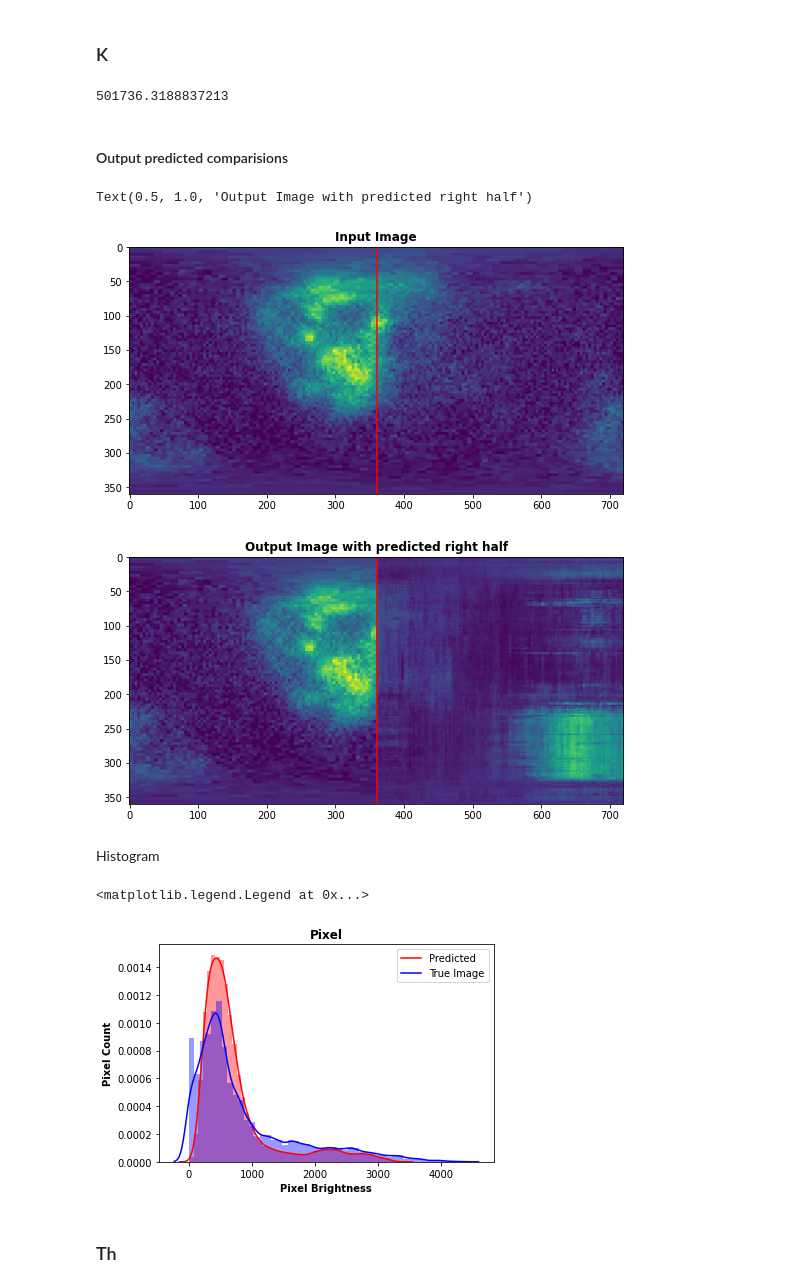
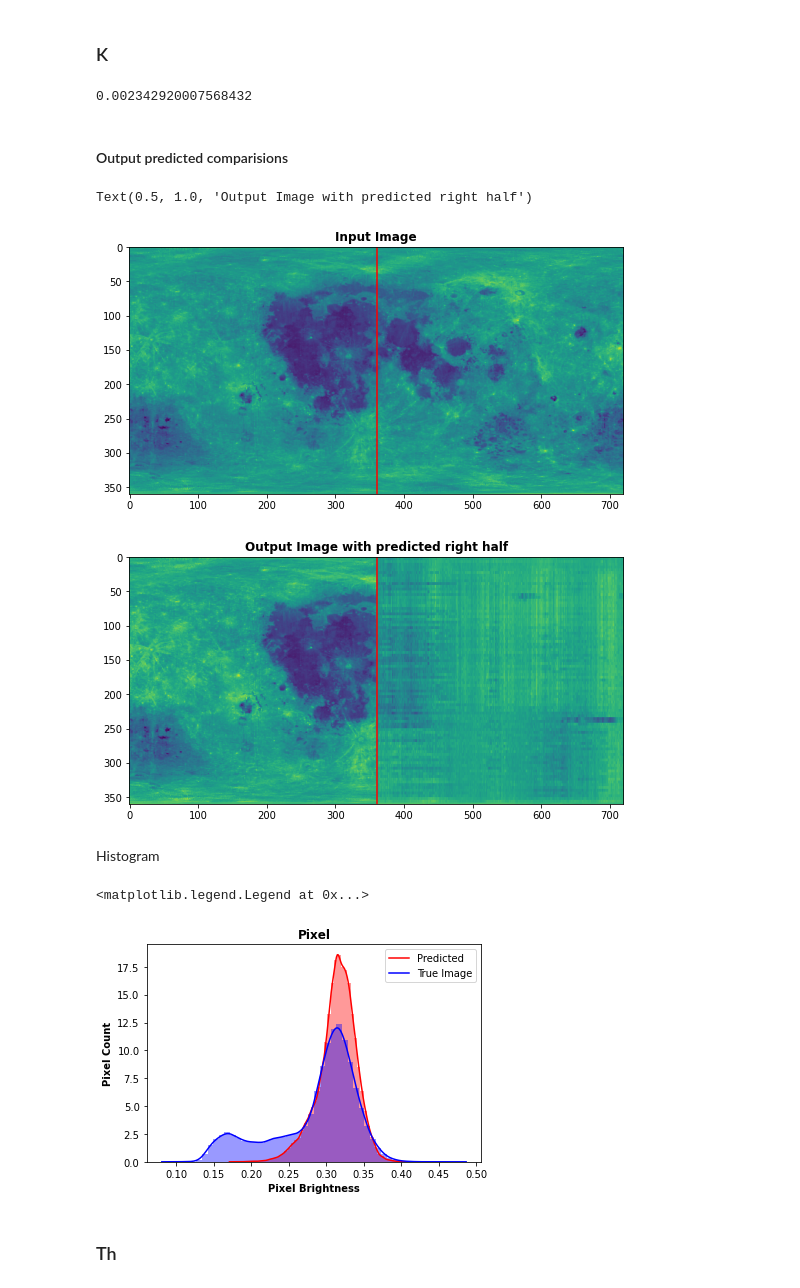
Before and after one commit to Kanav-Arora/Albedo-Moon, a Jupyter notebook: moon.ipynb, the cells around one changed output. Drawn from its saved outputs; the diff is of its cells as text; code cells hidden in the pictures.

```diff
--- a/moon.ipynb
+++ b/moon.ipynb
@@ -103,10 +103,10 @@ plt.legend(['Predicted', 'True Image'])
 # %% [markdown]
 ### K
 # %%
-x_train = albedo_map.iloc[:,:int(albedo_map.shape[1]/2)]
-y_train = k.iloc[:,:int(k.shape[1]/2)]
-x_test = albedo_map.iloc[:,int(albedo_map.shape[1]/2):]
-y_test = k.iloc[:,int(k.shape[1]/2):]
+x_train = k.iloc[:,:int(k.shape[1]/2)]
+x_test = k.iloc[:,int(k.shape[1]/2):]
+y_train = albedo_map.iloc[:,:int(albedo_map.shape[1]/2)]
+y_test = albedo_map.iloc[:,int(albedo_map.shape[1]/2):]
 # %%
 regressor = MultiOutputRegressor(XGBRegressor(objective = 'reg:squarederror',n_estimators=150, random_state = 0, eta = 0.1, subsample = 0.6, eval_metric = 'rmse'))
 regressor.fit(x_train, y_train)
@@ -115,7 +115,7 @@ y_pred = regressor.predict(x_test)
 from sklearn.metrics import mean_squared_error
 mean_squared_error(y_test,y_pred)
 # %% [output]
-501736.3188837213
+0.002342920007568432
 # %% [markdown]
 #### Output predicted comparisions
 # %%
@@ -129,19 +129,19 @@ y_output = pd.concat(frames, axis = 1)
 # %%
 plt.figure(figsize =(10,10))
 plt.subplot(2, 1, 1)
-plt.imshow(k_arr)
+plt.imshow(albedo_map_arr)
 plt.axvline(x=360, color='r')
 plt.title('Input Image', fontweight="bold")
 
 plt.figure(figsize =(10,10))
 plt.subplot(2, 1, 2)
 plt.axvline(x=360, color='r')
 plt.imshow(y_output)
 plt.title('Output Image with predicted right half', fontweight="bold")
 # %% [output]
 Text(0.5, 1.0, 'Output Image with predicted right half')
-[figure, old version]
+[figure, new version]
-[figure, old version]
+[figure, new version]
 # %% [markdown]
 Histogram
 # %%
@@ -155,7 +155,7 @@ plt.ylabel('Pixel Count', fontweight="bold")
 plt.legend(['Predicted', 'True Image'])
 # %% [output]
 <matplotlib.legend.Legend at 0x...>
-[figure, old version]
+[figure, new version]
 # %% [markdown]
 ### Th
 # %%
```
Also changed, not shown: parts of 24 cells of this notebook, 1 other file.
